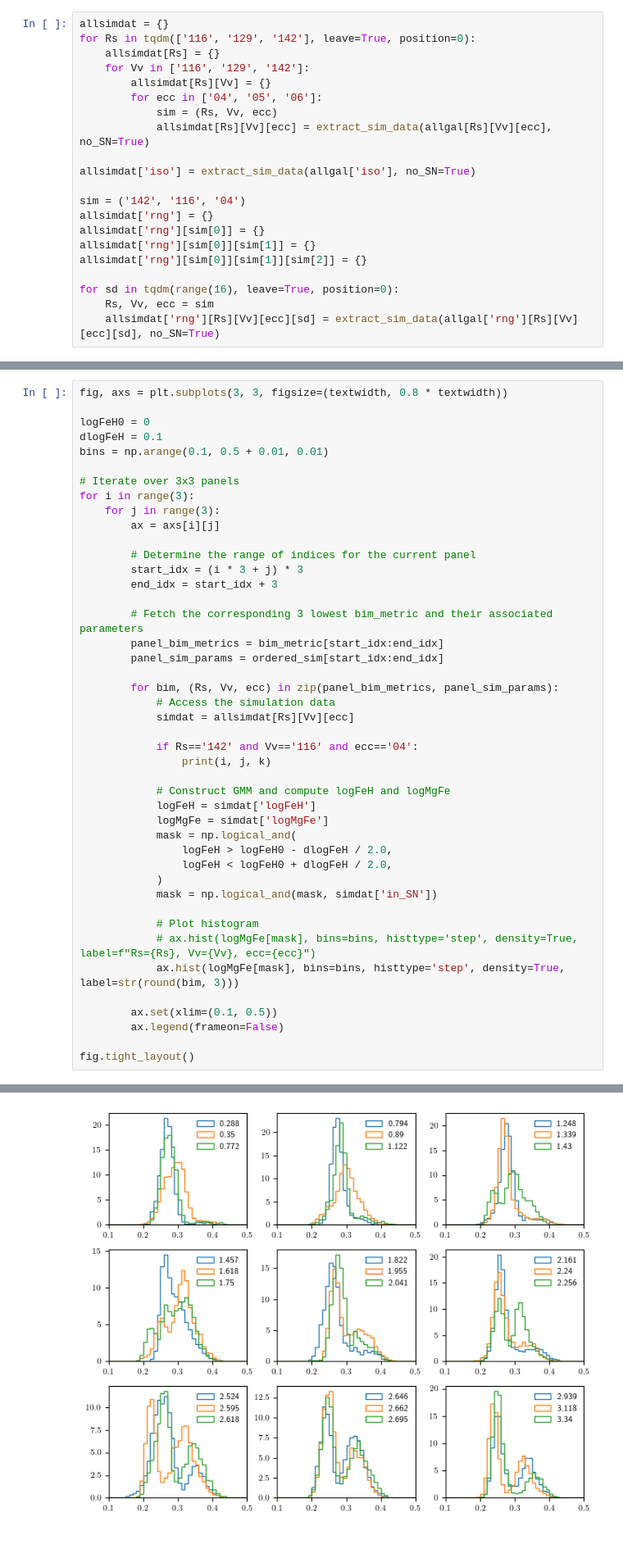
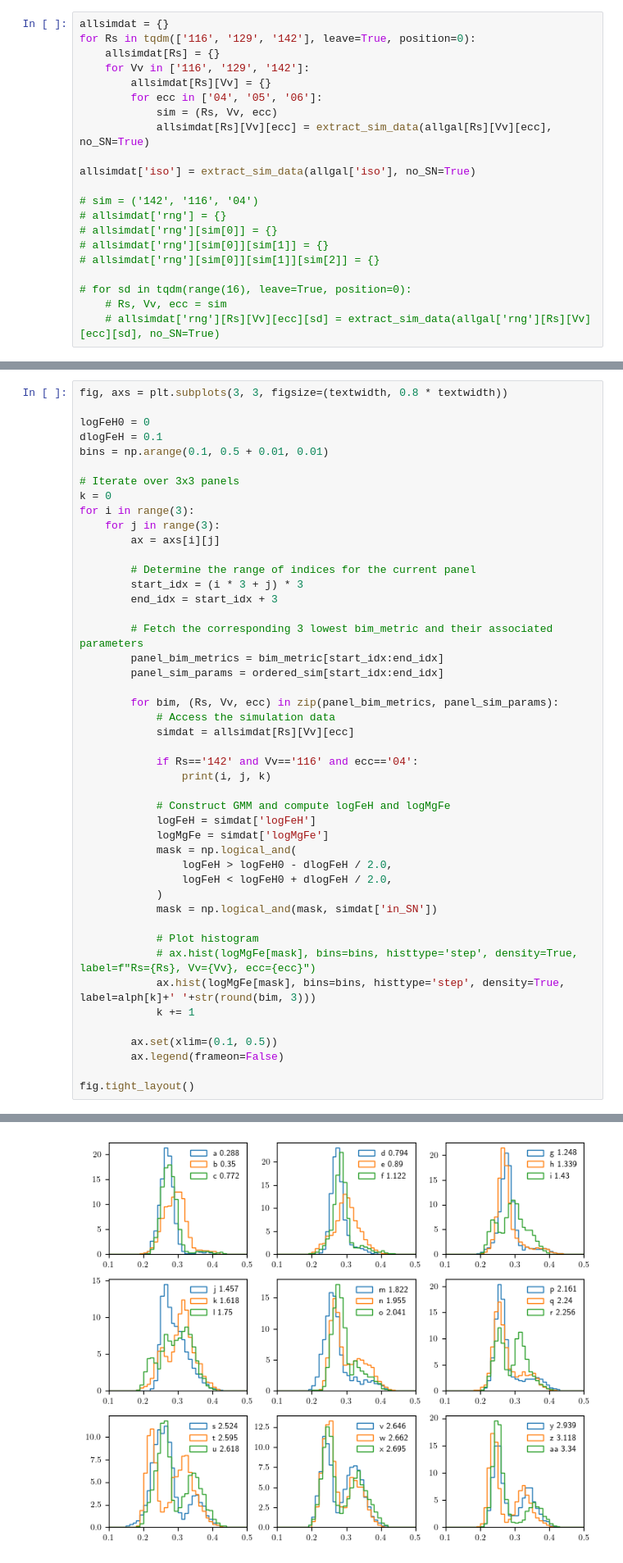
Before and after one commit to gusbeane/GSEgas, a Jupyter notebook: plots/bim_metric/bim_metric.ipynb, the cells around one changed output, grey strips where cells are left out. Shown at 82% size. Drawn from its saved outputs; the diff is of its cells as text.

```diff
--- a/plots/bim_metric/bim_metric.ipynb
+++ b/plots/bim_metric/bim_metric.ipynb
@@ -146,15 +146,15 @@ for Rs in tqdm(['116', '129', '142'], leave=True, position=0):
 
 allsimdat['iso'] = extract_sim_data(allgal['iso'], no_SN=True)
 
-sim = ('142', '116', '04')
-allsimdat['rng'] = {}
-allsimdat['rng'][sim[0]] = {}
-allsimdat['rng'][sim[0]][sim[1]] = {}
-allsimdat['rng'][sim[0]][sim[1]][sim[2]] = {}
+# sim = ('142', '116', '04')
+# allsimdat['rng'] = {}
+# allsimdat['rng'][sim[0]] = {}
+# allsimdat['rng'][sim[0]][sim[1]] = {}
+# allsimdat['rng'][sim[0]][sim[1]][sim[2]] = {}
 
-for sd in tqdm(range(16), leave=True, position=0):
-    Rs, Vv, ecc = sim
-    allsimdat['rng'][Rs][Vv][ecc][sd] = extract_sim_data(allgal['rng'][Rs][Vv][ecc][sd], no_SN=True)
+# for sd in tqdm(range(16), leave=True, position=0):
+    # Rs, Vv, ecc = sim
+    # allsimdat['rng'][Rs][Vv][ecc][sd] = extract_sim_data(allgal['rng'][Rs][Vv][ecc][sd], no_SN=True)
 # %%
 def construct_gmm(dat, logFeH0=0, dlogFeH=0.1, no_SN=False):
     """
@@ -411,6 +411,7 @@ dlogFeH = 0.1
 bins = np.arange(0.1, 0.5 + 0.01, 0.01)
 
 # Iterate over 3x3 panels
+k = 0
 for i in range(3):
     for j in range(3):
         ax = axs[i][j]
@@ -441,7 +442,8 @@ for i in range(3):
 
             # Plot histogram
             # ax.hist(logMgFe[mask], bins=bins, histtype='step', density=True, label=f"Rs={Rs}, Vv={Vv}, ecc={ecc}")
-            ax.hist(logMgFe[mask], bins=bins, histtype='step', density=True, label=str(round(bim, 3)))
+            ax.hist(logMgFe[mask], bins=bins, histtype='step', density=True, label=alph[k]+' '+str(round(bim, 3)))
+            k += 1
 
         ax.set(xlim=(0.1, 0.5))
         ax.legend(frameon=False)
@@ -452,4 +454,4 @@ fig.tight_layout()
-[figure, old version]
+[figure, new version]
 # %% [markdown]
 # MgFe_dist
 # %%
```
Also changed, not shown: parts of 3 cells of this notebook, 2 other files.
